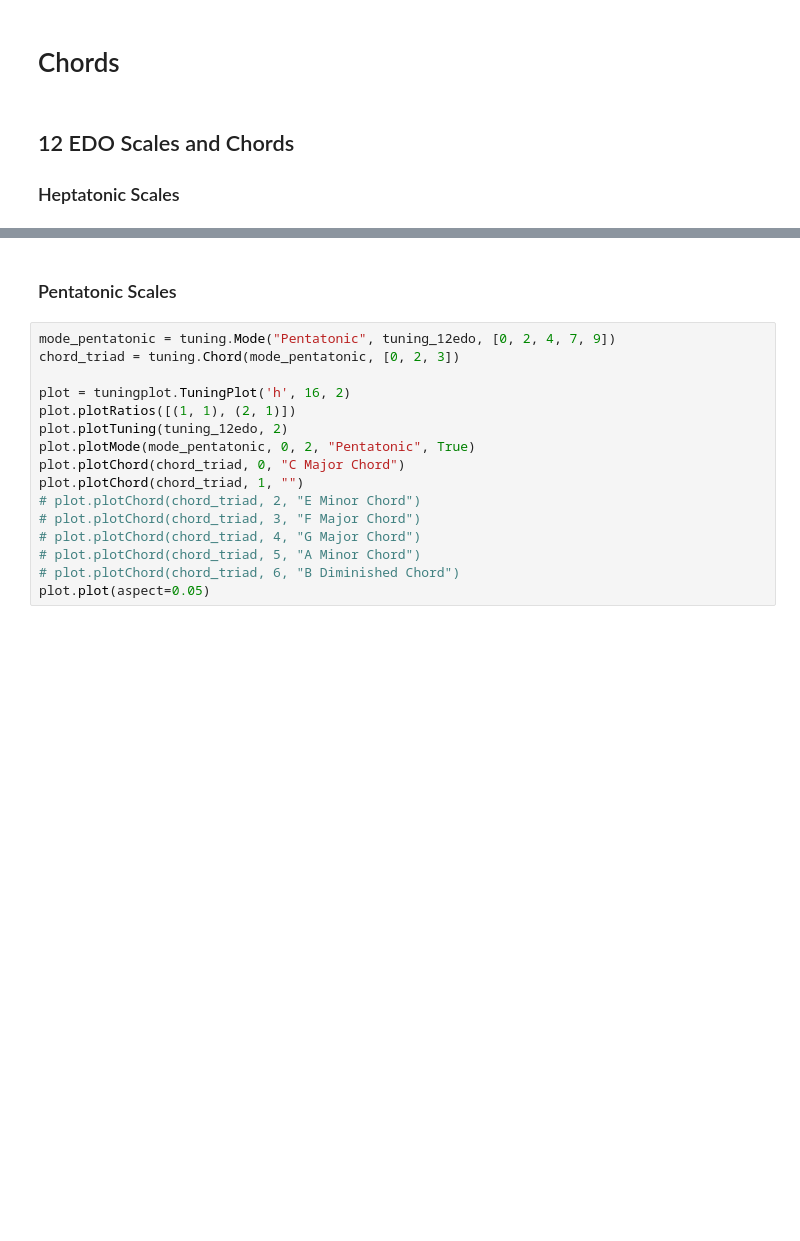
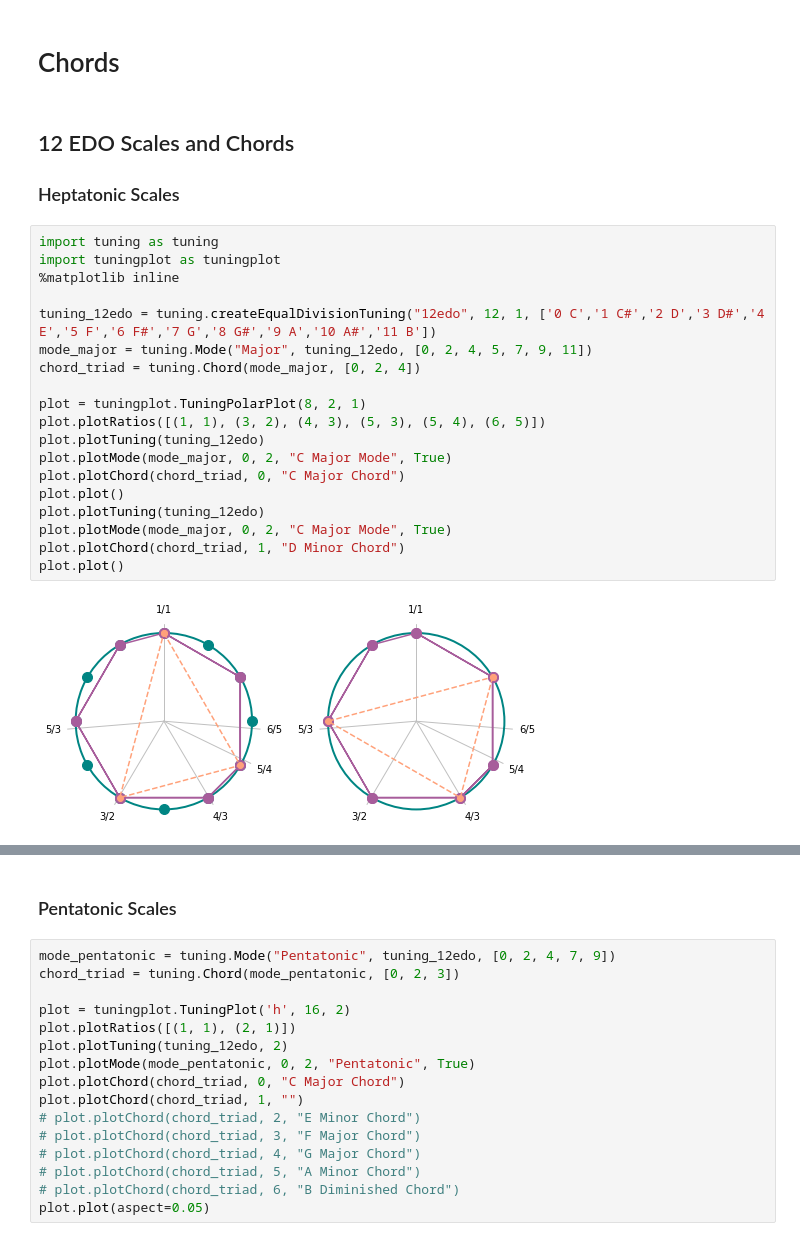
Before and after one commit to pigatron-industries/xen_quantizer, a Jupyter notebook: python/ScalesChords.ipynb, the cells around one changed output, grey strips where cells are left out. Saved outputs shown, nothing was run; the diff lists cells and outputs as text; blank space fills up the shorter version.

Commit message:
Added polar plots

```diff
--- a/python/ScalesChords.ipynb
+++ b/python/ScalesChords.ipynb
@@ -4,4 +4,25 @@
 ## 12 EDO Scales and Chords
 
 ### Heptatonic Scales
+# %%
+import tuning as tuning
+import tuningplot as tuningplot
+%matplotlib inline
+
+tuning_12edo = tuning.createEqualDivisionTuning("12edo", 12, 1, ['0 C','1 C#','2 D','3 D#','4 E','5 F','6 F#','7 G','8 G#','9 A','10 A#','11 B'])
+mode_major = tuning.Mode("Major", tuning_12edo, [0, 2, 4, 5, 7, 9, 11])
+chord_triad = tuning.Chord(mode_major, [0, 2, 4])
+
+plot = tuningplot.TuningPolarPlot(8, 2, 1)
+plot.plotRatios([(1, 1), (3, 2), (4, 3), (5, 3), (5, 4), (6, 5)])
+plot.plotTuning(tuning_12edo)
+plot.plotMode(mode_major, 0, 2, "C Major Mode", True)
+plot.plotChord(chord_triad, 0, "C Major Chord")
+plot.plot()
+plot.plotTuning(tuning_12edo)
+plot.plotMode(mode_major, 0, 2, "C Major Mode", True)
+plot.plotChord(chord_triad, 1, "D Minor Chord")
+plot.plot()
+# %% [output]
+[figure, added]
 # %%
```
Also changed, not shown: parts of 2 cells of this notebook, 2 other files.
